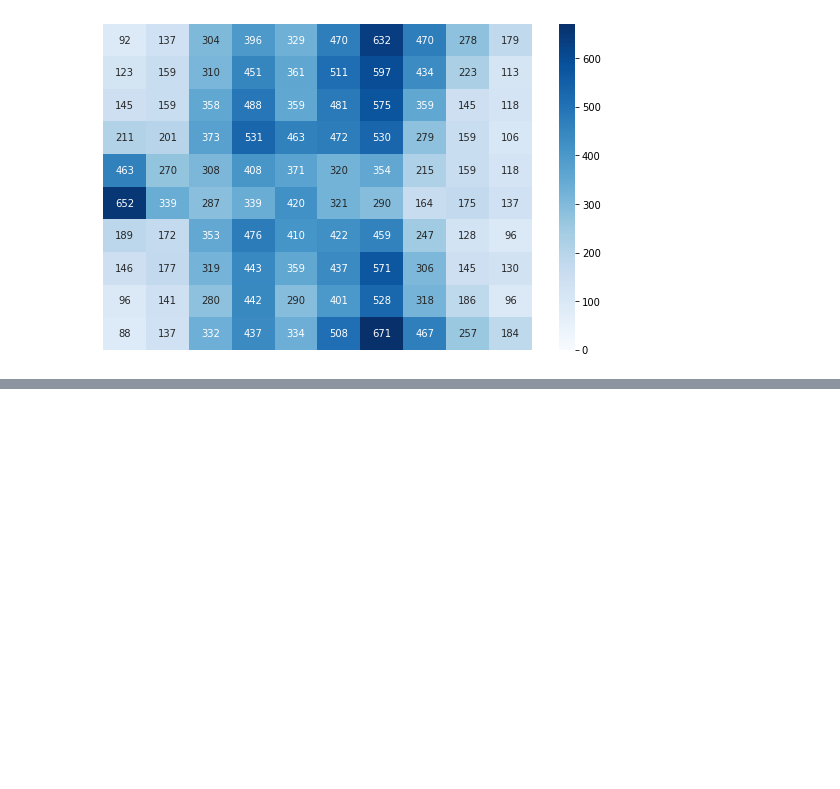
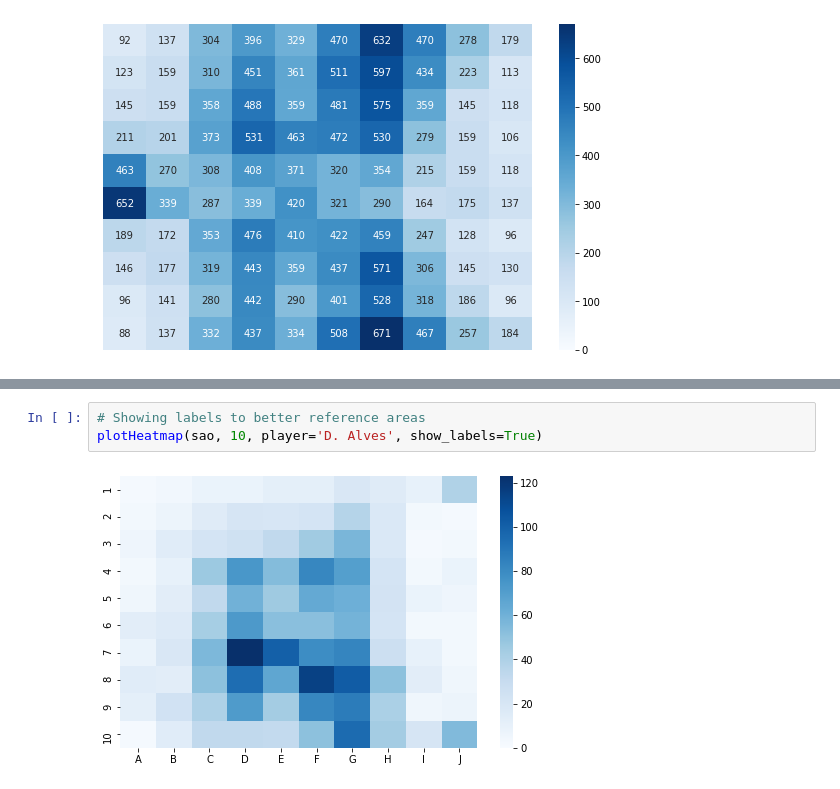
Before and after one commit to guilhermecxe/soccer_analysis, a Jupyter notebook: heatmap/heatmap.ipynb, the cells around one changed output, grey strips where cells are left out. Saved outputs shown, nothing was run; the diff lists cells and outputs as text; blank space fills up the shorter version.

```diff
--- a/heatmap/heatmap.ipynb
+++ b/heatmap/heatmap.ipynb
@@ -134 +139,6 @@ plotHeatmap(sao, 8, player='D. Alves', annot=True, normalize=True)
+# %%
+# Showing labels to better reference areas
+plotHeatmap(sao, 10, player='D. Alves', show_labels=True)
+# %% [output]
+[figure, added]
 # %% [markdown]
```
Also changed, not shown: parts of 20 cells of this notebook.
